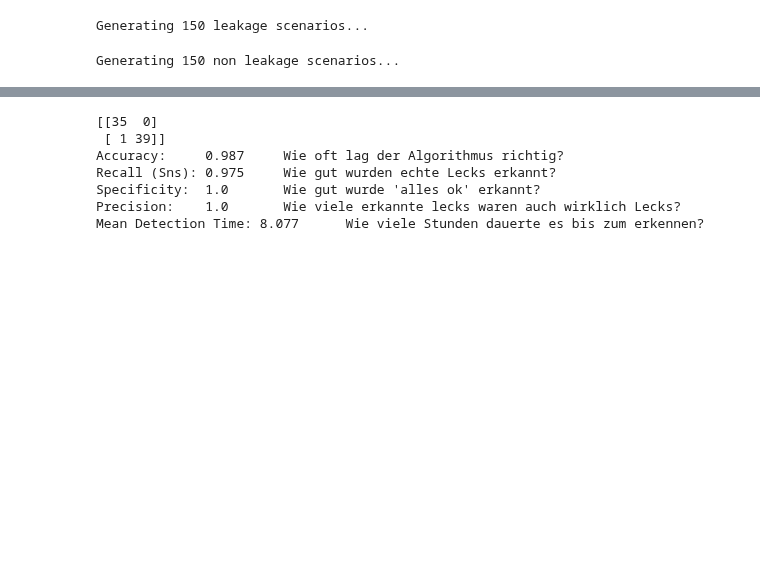
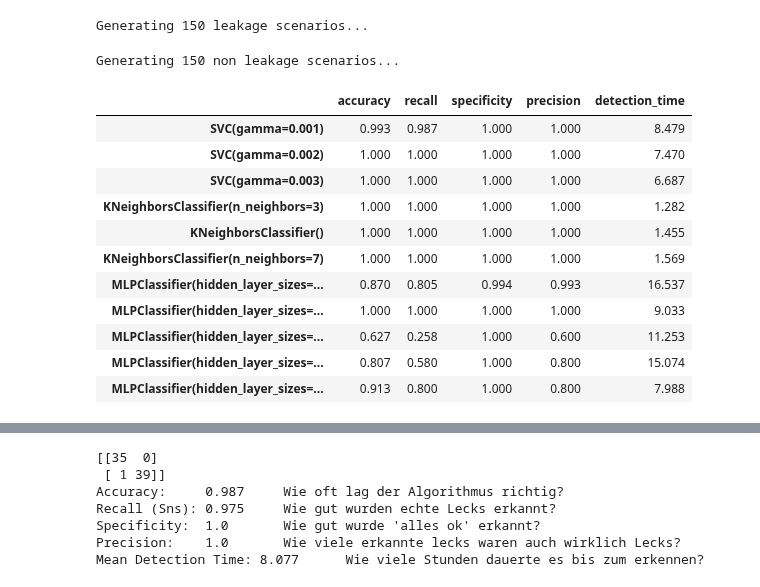
Before and after one commit to JulianBvW/BA-WDN-Leakage-Detection, a Jupyter notebook: LeakageDetection.ipynb, the cells around one changed output, grey strips where cells are left out. Drawn from its saved outputs; the diff is of its cells as text; code cells hidden in the pictures; blank space fills up the shorter version.

```diff
--- a/LeakageDetection.ipynb
+++ b/LeakageDetection.ipynb
@@ -171,3 +174,64 @@ X, y = gen.gen_dataset(size=50*6)
 # %% [output]
 Generating 150 leakage scenarios...
 Generating 150 non leakage scenarios...
+# %%
+from sklearn.model_selection import KFold
+
+import random
+
+ab = list(zip(X, y))
+
+random.shuffle(ab)
+
+X, y = map(list, list(zip(*ab)))
+# %%
+from sklearn.svm import SVC
+from sklearn.neighbors import KNeighborsClassifier
+from sklearn.neural_network import MLPClassifier
+from utils.metrics import accuracy, recall, specificity, precision, detection_time
+from tqdm import tqdm
+from sklearn.model_selection import cross_validate
+from sklearn.metrics import make_scorer
+
+scoring = {'accuracy': make_scorer(accuracy),
+           'recall': make_scorer(recall),
+           'specificity': make_scorer(specificity),
+           'precision': make_scorer(precision),
+           'detection_time': make_scorer(detection_time)}
+
+results = {}
+for m in tqdm([SVC(gamma=0.001),
+               SVC(gamma=0.002),
+               SVC(gamma=0.003),
+               KNeighborsClassifier(n_neighbors=3),
+               KNeighborsClassifier(n_neighbors=5),
+               KNeighborsClassifier(n_neighbors=7),
+               MLPClassifier(hidden_layer_sizes=(18,10)),
+               MLPClassifier(hidden_layer_sizes=(18,20,30)),
+               MLPClassifier(hidden_layer_sizes=(12,)),
+               MLPClassifier(hidden_layer_sizes=(18,)),
+               MLPClassifier(hidden_layer_sizes=(18,10,5, 4))]):
+  model = ClassificationModel(m, medfilt_kernel_size=5)
+  cv_results = cross_validate(model, X, y, cv=5, scoring=scoring)
+  metrics = []
+  for metric in ['test_accuracy', 'test_recall', 'test_specificity', 'test_precision', 'test_detection_time']:
+    metrics.append(round(cv_results[metric].mean(), 3)) # TODO filter -1
+  results[m] = metrics
+  #print('\nResults for', m)
+  #print_metrics(y_test, y_pred)
+df = pd.DataFrame(results).T
+df.columns = 'accuracy', 'recall', 'specificity', 'precision', 'detection_time'
+df
+# %% [output]
+|  | accuracy | recall | specificity | precision | detection_time |
+| SVC(gamma=0.001) | 0.993 | 0.987 | 1.000 | 1.000 | 8.479 |
+| SVC(gamma=0.002) | 1.000 | 1.000 | 1.000 | 1.000 | 7.470 |
+| SVC(gamma=0.003) | 1.000 | 1.000 | 1.000 | 1.000 | 6.687 |
+| KNeighborsClassifier(n_neighbors=3) | 1.000 | 1.000 | 1.000 | 1.000 | 1.282 |
+| KNeighborsClassifier() | 1.000 | 1.000 | 1.000 | 1.000 | 1.455 |
+| KNeighborsClassifier(n_neighbors=7) | 1.000 | 1.000 | 1.000 | 1.000 | 1.569 |
+| MLPClassifier(hidden_layer_sizes=... | 0.870 | 0.805 | 0.994 | 0.993 | 16.537 |
+| MLPClassifier(hidden_layer_sizes=... | 1.000 | 1.000 | 1.000 | 1.000 | 9.033 |
+| MLPClassifier(hidden_layer_sizes=... | 0.627 | 0.258 | 1.000 | 0.600 | 11.253 |
+| MLPClassifier(hidden_layer_sizes=... | 0.807 | 0.580 | 1.000 | 0.800 | 15.074 |
+| MLPClassifier(hidden_layer_sizes=... | 0.913 | 0.800 | 1.000 | 0.800 | 7.988 |
```
Also changed, not shown: parts of 7 cells of this notebook.
